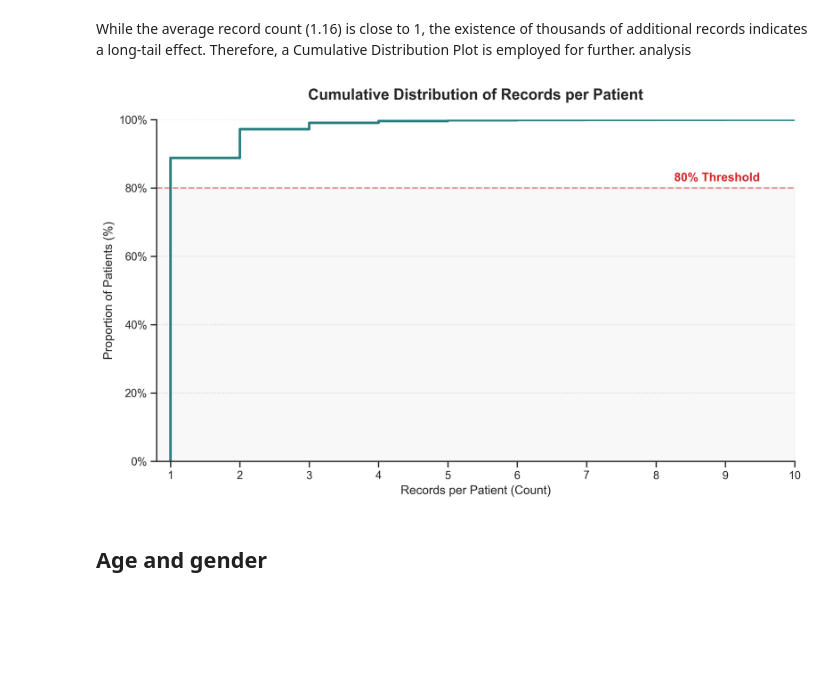
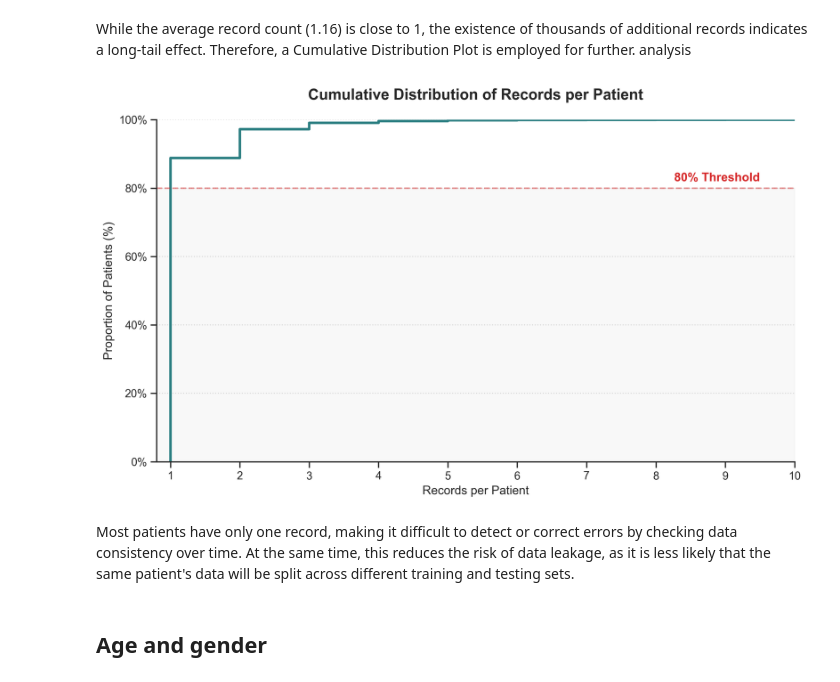
Before and after one commit to wenbo-sui/ptbxl5d, a Jupyter notebook: notebooks/01_eda_baseline.ipynb, the cells around one changed output. Saved outputs shown, nothing was run; the diff lists cells and outputs as text; code cells hidden in the pictures; blank space fills up the shorter version.

```diff
--- a/notebooks/01_eda_baseline.ipynb
+++ b/notebooks/01_eda_baseline.ipynb
@@ -67,31 +67,33 @@ While the average record count (1.16) is close to 1, the existence of thousands
 # %%
 # plot
 sns.set_theme(style="ticks")
 plt.figure(figsize=(10, 6))
 
 sns.ecdfplot(
     data=recs_per_patient,
     color='#2A7E81',
     linewidth=2.5,
     label='Cumulative Proportion'
 )
 
 max_x_view = 10
 plt.xlim(0.8, max_x_view)
 plt.axhline(0.8, color='#D62728', linestyle='--', alpha=0.5)
 plt.fill_between([0.8, max_x_view], 0, 0.8, color='gray', alpha=0.05)
 plt.text(max_x_view-0.5, 0.82, '80% Threshold', color='#D62728', fontweight='bold', ha='right')
 plt.title('Cumulative Distribution of Records per Patient', fontsize=15, pad=20, weight='bold')
-plt.xlabel('Records per Patient (Count)', fontsize=12)
+plt.xlabel('Records per Patient', fontsize=12)
 plt.ylabel('Proportion of Patients (%)', fontsize=12)
 plt.gca().yaxis.set_major_formatter(plt.FuncFormatter(lambda x, _: f'{x:.0%}'))
 plt.xticks(range(1, max_x_view + 1))
 sns.despine()
 plt.grid(axis='y', linestyle=':', alpha=0.7)
 plt.tight_layout()
 plt.show()
 # %% [output]
-[figure, old version]
+[figure, new version]
+# %% [markdown]
+Most patients have only one record, making it difficult to detect or correct errors by checking data consistency over time. At the same time, this reduces the risk of data leakage, as it is less likely that the same patient's data will be split across different training and testing sets.
 # %% [markdown]
 ## Age and gender
 # %%
```
Also changed, not shown: parts of 9 cells of this notebook.
